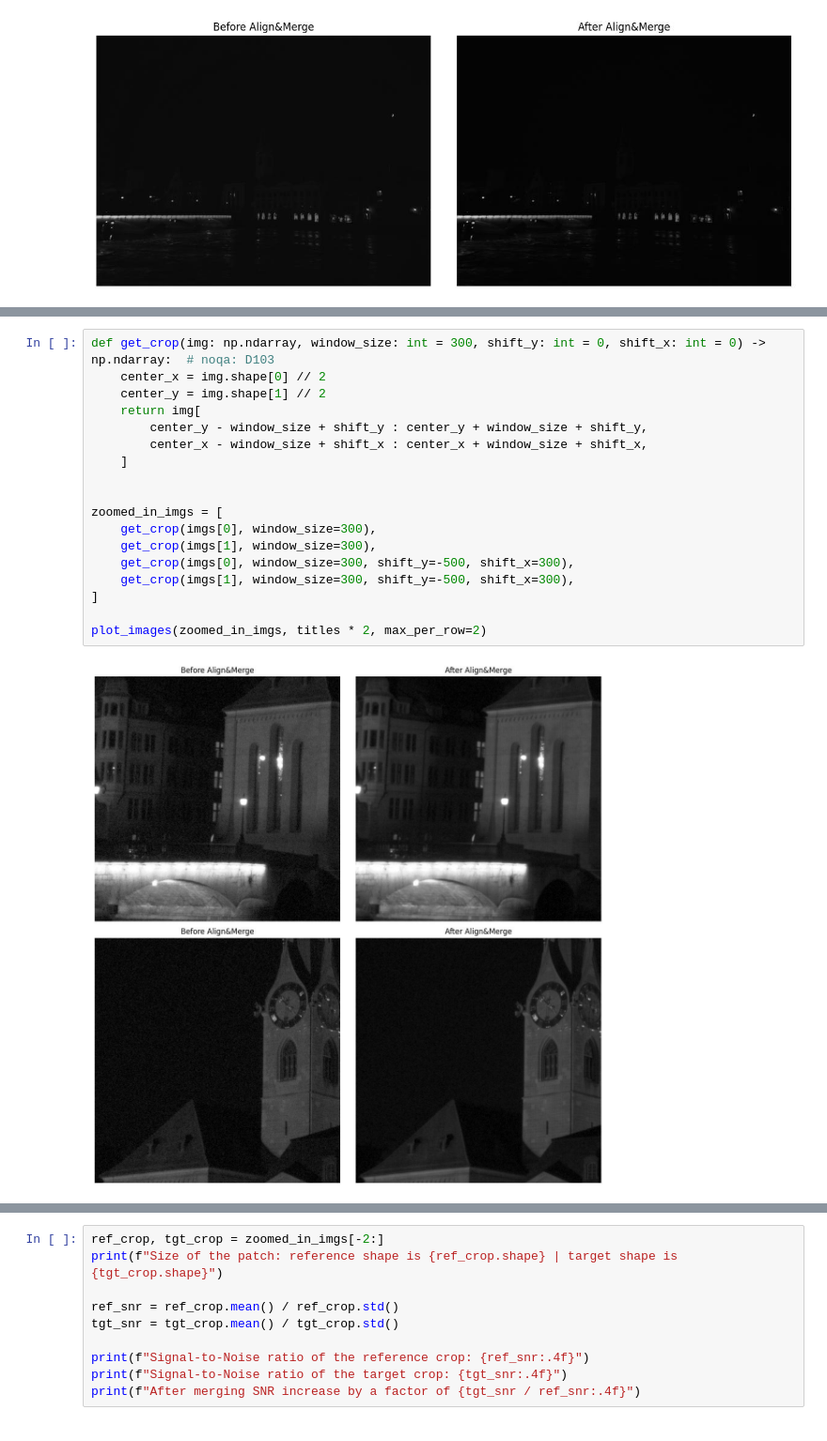
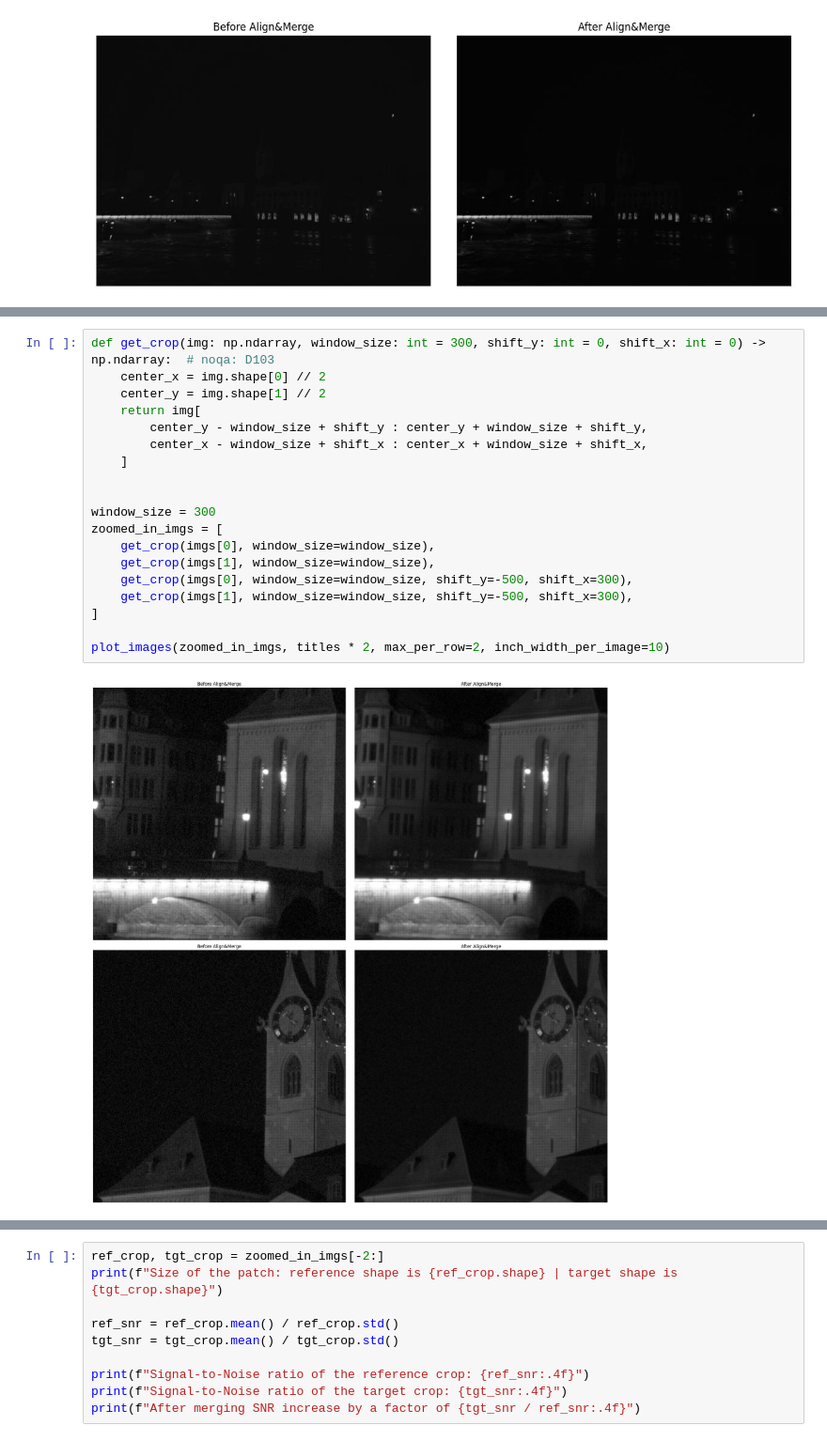
Before and after one commit to Andrei-Aksionov/ISPFoundry, a Jupyter notebook: notebooks/step_3_align_and_merge.ipynb, the cells around one changed output, grey strips where cells are left out. Shown at 94% size. Drawn from its saved outputs; the diff is of its cells as text.

```diff
--- a/notebooks/step_3_align_and_merge.ipynb
+++ b/notebooks/step_3_align_and_merge.ipynb
@@ -163,20 +264,21 @@ plot_images(imgs, titles)
 # %%
 def get_crop(img: np.ndarray, window_size: int = 300, shift_y: int = 0, shift_x: int = 0) -> np.ndarray:  # noqa: D103
     center_x = img.shape[0] // 2
     center_y = img.shape[1] // 2
     return img[
         center_y - window_size + shift_y : center_y + window_size + shift_y,
         center_x - window_size + shift_x : center_x + window_size + shift_x,
     ]
 
 
+window_size = 300
 zoomed_in_imgs = [
-    get_crop(imgs[0], window_size=300),
-    get_crop(imgs[1], window_size=300),
-    get_crop(imgs[0], window_size=300, shift_y=-500, shift_x=300),
-    get_crop(imgs[1], window_size=300, shift_y=-500, shift_x=300),
+    get_crop(imgs[0], window_size=window_size),
+    get_crop(imgs[1], window_size=window_size),
+    get_crop(imgs[0], window_size=window_size, shift_y=-500, shift_x=300),
+    get_crop(imgs[1], window_size=window_size, shift_y=-500, shift_x=300),
 ]
 
-plot_images(zoomed_in_imgs, titles * 2, max_per_row=2)
+plot_images(zoomed_in_imgs, titles * 2, max_per_row=2, inch_width_per_image=10)
 # %% [output]
-[figure, old version]
+[figure, new version]
```
Also changed, not shown: parts of 28 cells of this notebook.
